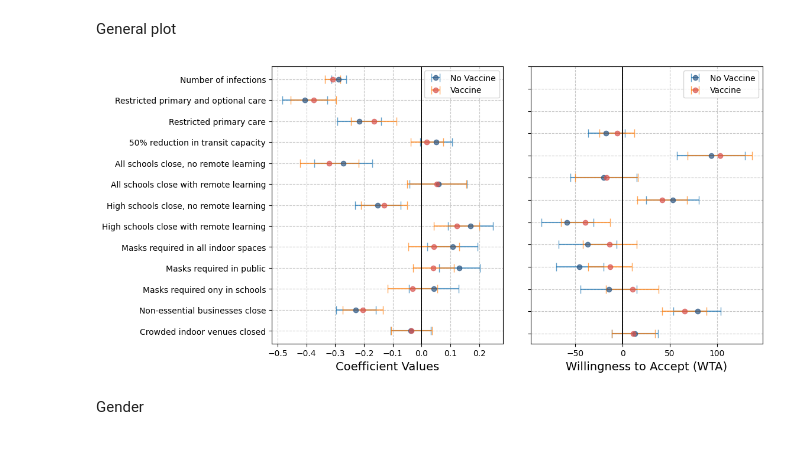
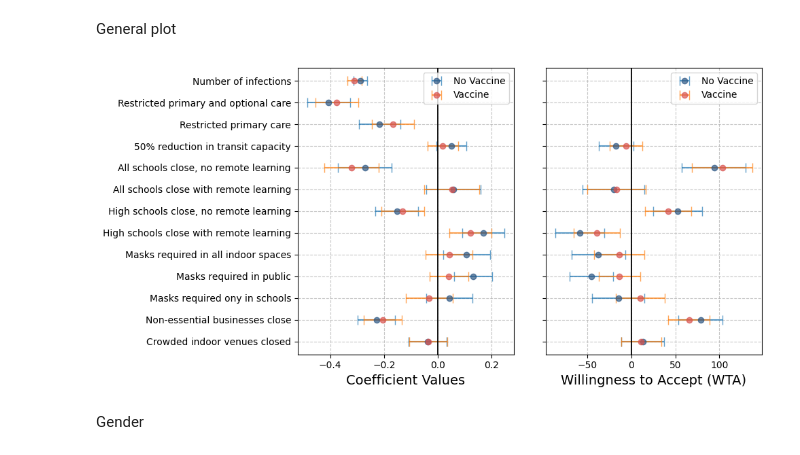
Before and after one commit to yaesoubilab/dces_for_npis, a Jupyter notebook: graphs_for_Reza.ipynb, the cells around one changed output. Saved outputs shown, nothing was run; the diff lists cells and outputs as text; code cells hidden in the pictures.

Commit message:
ranges adjusted

```diff
--- a/graphs_for_Reza.ipynb
+++ b/graphs_for_Reza.ipynb
@@ -7,7 +7,8 @@ from matplotlib.lines import Line2D
 import numpy as np
 
 
-FIG_SIZE = (12, 6)
+FIG_SIZE = (10, 5)
+WTP_X_RANGE = (-200, 200)
 # %% [markdown]
 Read in files
 # %%
@@ -306,34 +307,36 @@ labels = ['A', 'B', 'C', 'D', 'E', 'F', 'G', 'H', 'I', 'J']
 # Plot Coefficients
 ax1.errorbar(coefficients_no_vaccine, np.arange(len(coefficients_no_vaccine)),
              xerr=ci_coefficients_no_vaccine, fmt='o', color='#2C5784', ecolor='#1f77b4', capsize=5, alpha=0.7, label='No Vaccine')
 ax1.errorbar(coefficients_vaccine, np.arange(len(coefficients_vaccine)),
              xerr=ci_coefficients_vaccine, fmt='o', color='#D9534F', ecolor='#ff7f0e', capsize=5, alpha=0.7, label='Vaccine')
 ax1.set_xlabel('Coefficient Values', fontsize=14)
 ax1.set_yticks(np.arange(len(x_lab_coef)))
 ax1.set_yticklabels(x_lab_coef, fontsize=10)
+
 ax1.axvline(x=0, color='black', linestyle='-', linewidth=1.3)
 ax1.grid(True, linestyle='--', alpha=0.7)
 ax1.legend()
 
 # Plot WTP
 ax2.errorbar(filtered_wtp_no_vaccine, np.arange(len(filtered_wtp_no_vaccine)),
              xerr=ci_wtp_no_vaccine, fmt='o', color='#2C5784', ecolor='#1f77b4', capsize=5, alpha=0.7, label='No Vaccine')
 ax2.errorbar(filtered_wtp_vaccine, np.arange(len(filtered_wtp_vaccine)),
              xerr=ci_wtp_vaccine, fmt='o', color='#D9534F', ecolor='#ff7f0e', capsize=5, alpha=0.7, label='Vaccine')
 ax2.set_xlabel('Willingness to Accept (WTA)', fontsize=14)
 ax2.set_yticks(np.arange(len(x_lab_wtp)))
 ax2.set_yticklabels(x_lab_wtp, fontsize=10)
 ax2.set_yticklabels('', fontsize=10)
+ax2.set_ylim(ax1.get_ylim())
 
 ax2.axvline(x=0, color='black', linestyle='-', linewidth=1.3)
 ax2.grid(True, linestyle='--', alpha=0.7)
 ax2.legend()
 
-plt.tight_layout(pad=3.0)
+plt.tight_layout(w_pad=3)
 
 plt.savefig('coefficients_WTP_all_both_no_and_with_vaccine_flipped_Reza_presentation.png')
 plt.show()
 # %% [output]
-[figure, old version]
+[figure, new version]
 # %% [markdown]
 Gender
```
Also changed, not shown: parts of 8 cells of this notebook, 7 other files.
